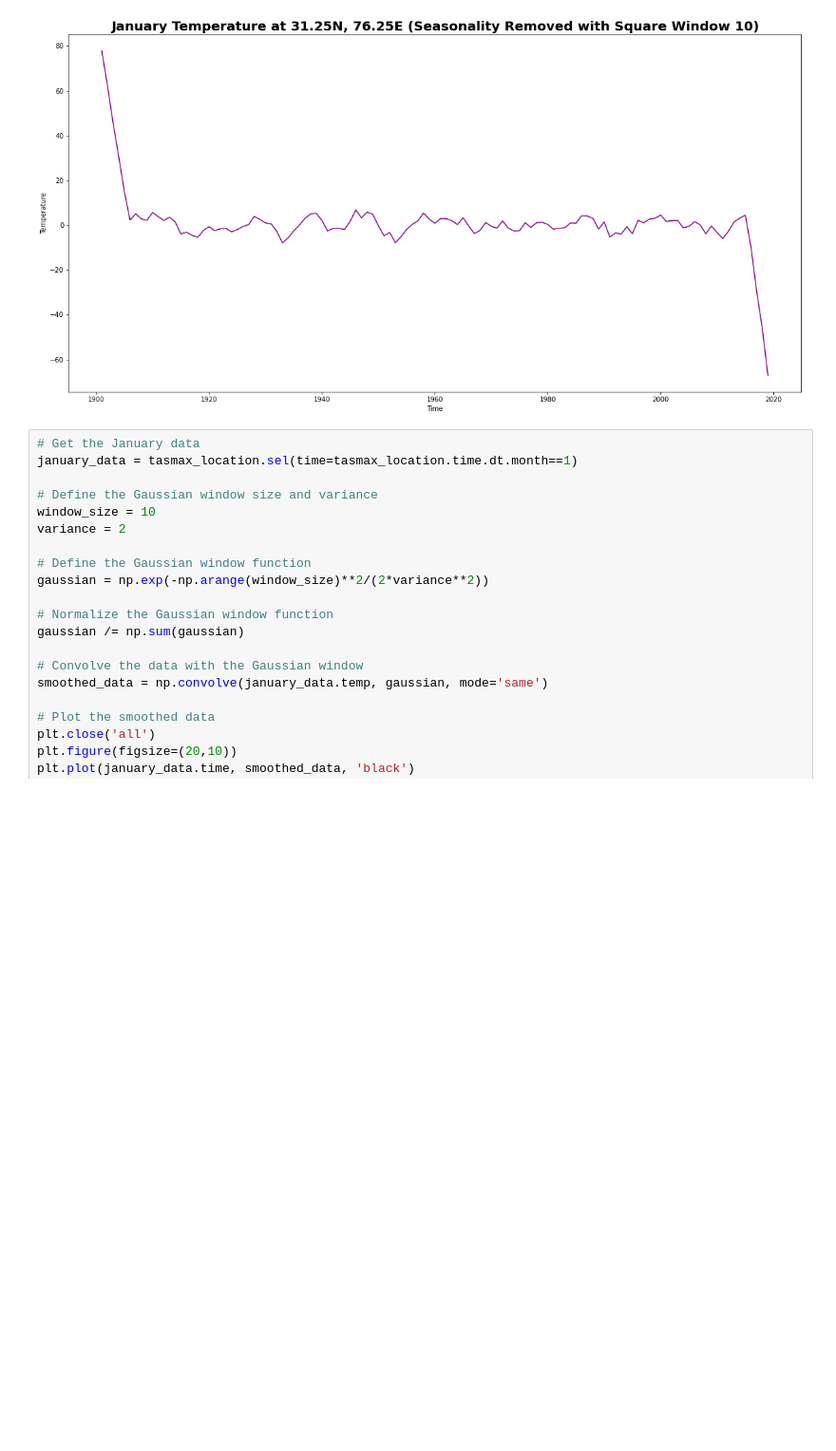
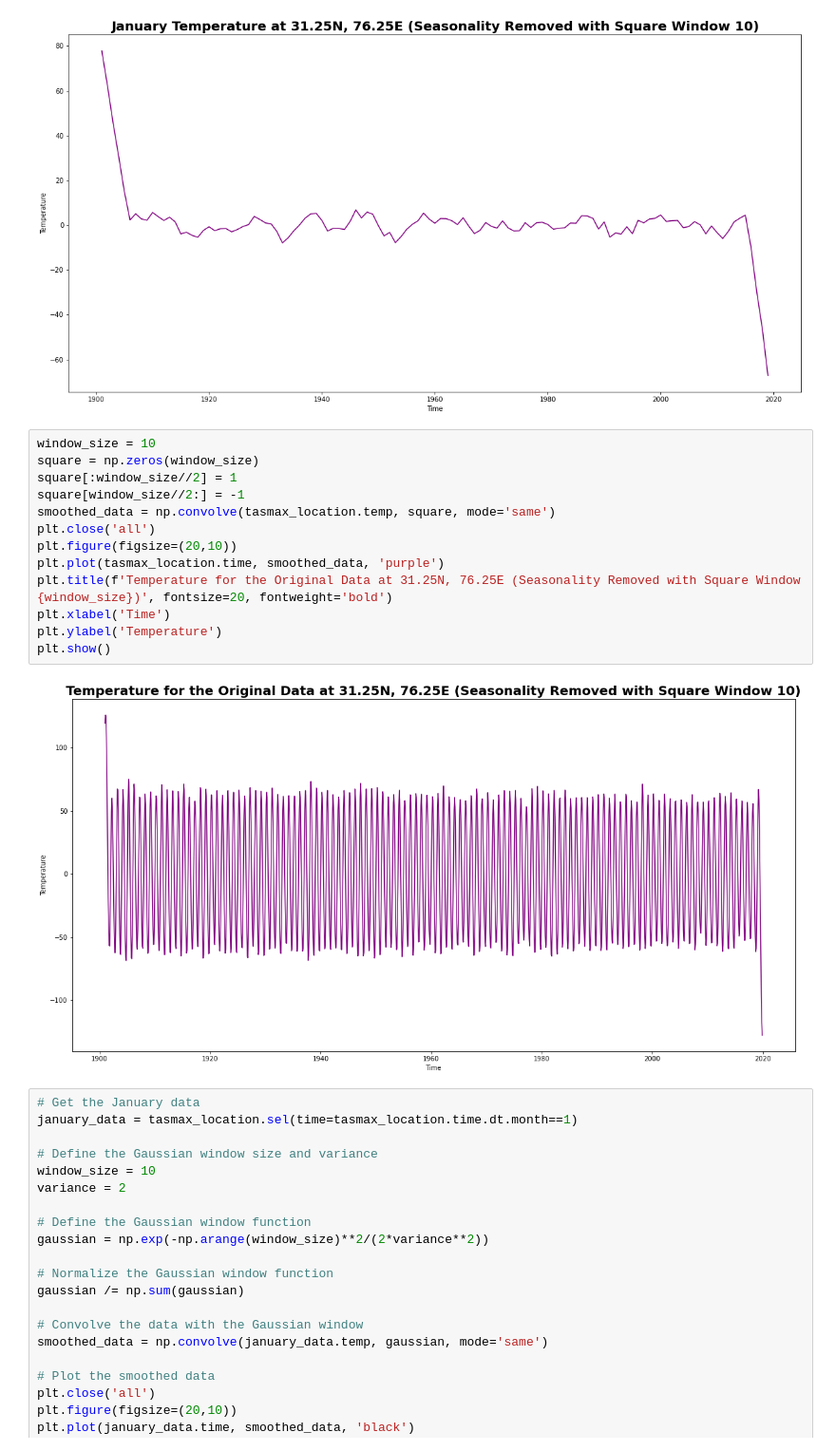
Before and after one commit to alliajagbe/time-series, a Jupyter notebook: timedata2.ipynb, the cells around one changed output. Shown at 95% size. Drawn from its saved outputs; the diff is of its cells as text; blank space fills up the shorter version.

```diff
--- a/timedata2.ipynb
+++ b/timedata2.ipynb
@@ -249,6 +249,21 @@ plt.ylabel('Temperature')
 plt.show()
 # %% [output]
 [figure]
+# %%
+window_size = 10
+square = np.zeros(window_size)
+square[:window_size//2] = 1
+square[window_size//2:] = -1
+smoothed_data = np.convolve(tasmax_location.temp, square, mode='same')
+plt.close('all')
+plt.figure(figsize=(20,10))
+plt.plot(tasmax_location.time, smoothed_data, 'purple')
+plt.title(f'Temperature for the Original Data at 31.25N, 76.25E (Seasonality Removed with Square Window {window_size})', fontsize=20, fontweight='bold')
+plt.xlabel('Time')
+plt.ylabel('Temperature')
+plt.show()
+# %% [output]
+[figure, added]
 # %%
 # Get the January data
 january_data = tasmax_location.sel(time=tasmax_location.time.dt.month==1)
```
